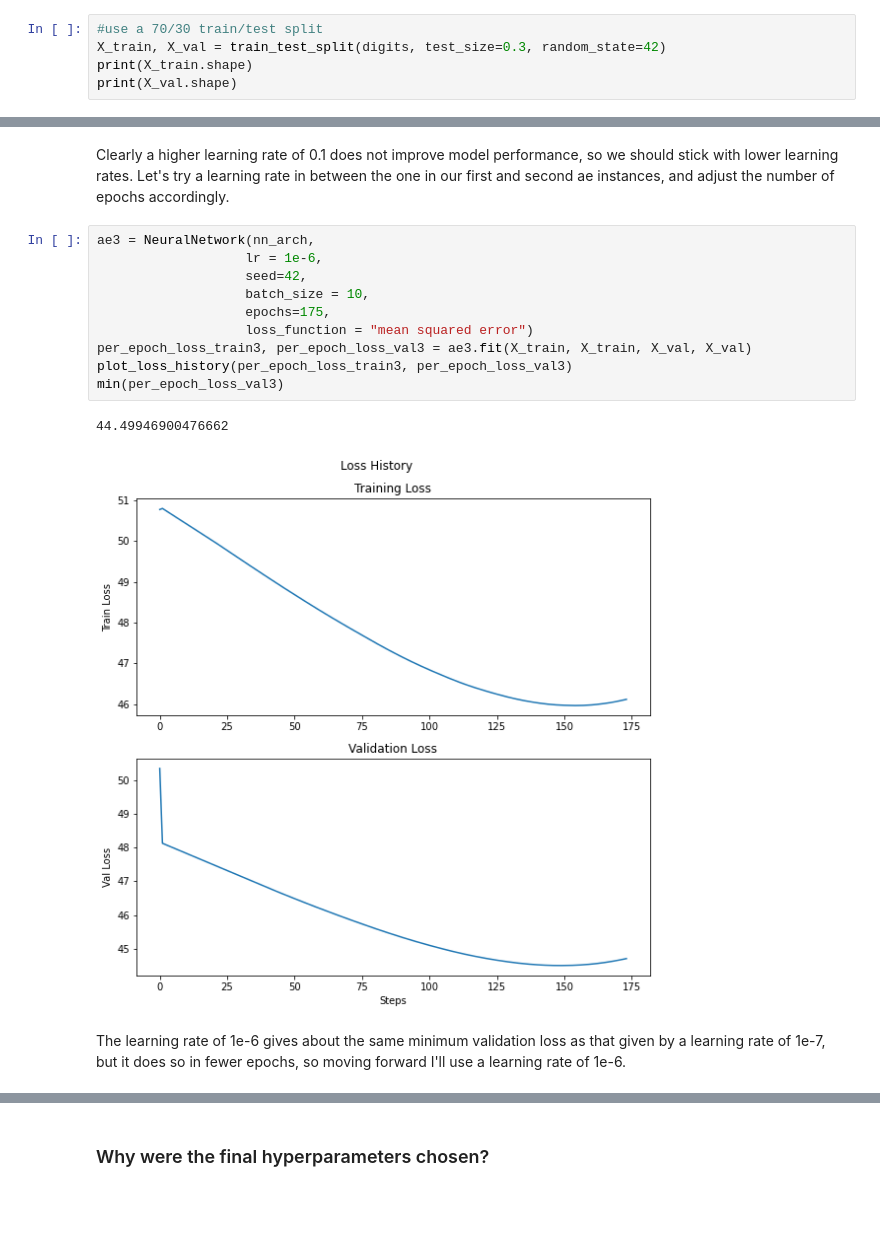
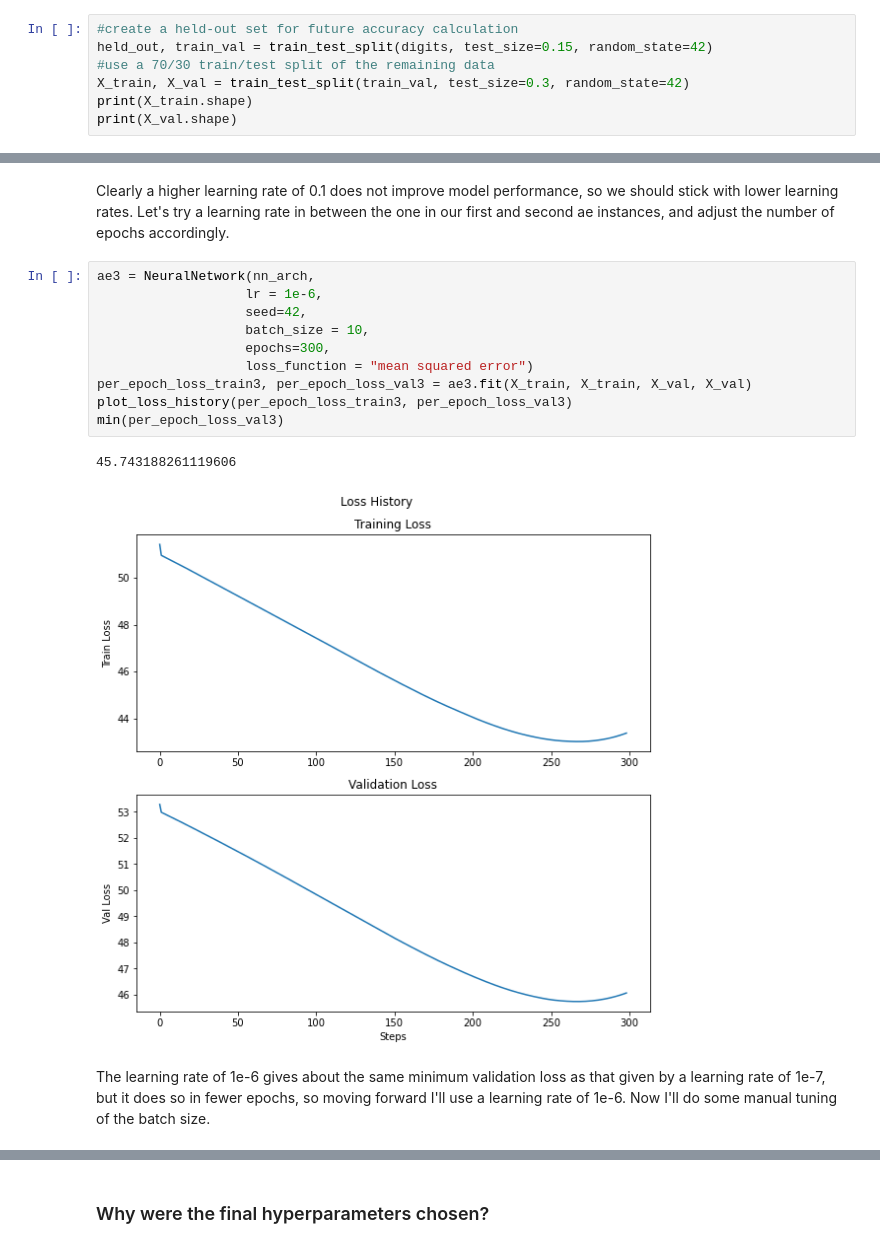
Before and after one commit to gramey02/project7, a Jupyter notebook: nn/Autoencoder.ipynb, the cells around one changed output, grey strips where cells are left out. Drawn from its saved outputs; the diff is of its cells as text; blank space fills up the shorter version.

Commit message:
finalized hyperparameter tuning and error calc

```diff
--- a/nn/Autoencoder.ipynb
+++ b/nn/Autoencoder.ipynb
@@ -28,8 +28,10 @@ pd.DataFrame(digits).head()
 # %% [markdown]
 ### Split digits into training and validation sets
 # %%
-#use a 70/30 train/test split
-X_train, X_val = train_test_split(digits, test_size=0.3, random_state=42)
+#create a held-out set for future accuracy calculation
+held_out, train_val = train_test_split(digits, test_size=0.15, random_state=42)
+#use a 70/30 train/test split of the remaining data
+X_train, X_val = train_test_split(train_val, test_size=0.3, random_state=42)
 print(X_train.shape)
 print(X_val.shape)
 # %% [output]
@@ -99,15 +101,15 @@ Clearly a higher learning rate of 0.1 does not improve model performance, so we
 # %%
 ae3 = NeuralNetwork(nn_arch,
                    lr = 1e-6,
                    seed=42,
                    batch_size = 10,
-                   epochs=175,
+                   epochs=300,
                    loss_function = "mean squared error")
 per_epoch_loss_train3, per_epoch_loss_val3 = ae3.fit(X_train, X_train, X_val, X_val)
 plot_loss_history(per_epoch_loss_train3, per_epoch_loss_val3)
 min(per_epoch_loss_val3)
 # %% [output]
-44.49946900476662
+45.743188261119606
-[figure, old version]
+[figure, new version]
 # %% [markdown]
-The learning rate of 1e-6 gives about the same minimum validation loss as that given by a learning rate of 1e-7, but it does so in fewer epochs, so moving forward I'll use a learning rate of 1e-6.
+The learning rate of 1e-6 gives about the same minimum validation loss as that given by a learning rate of 1e-7, but it does so in fewer epochs, so moving forward I'll use a learning rate of 1e-6. Now I'll do some manual tuning of the batch size.
```
Also changed, not shown: parts of 13 cells of this notebook.
